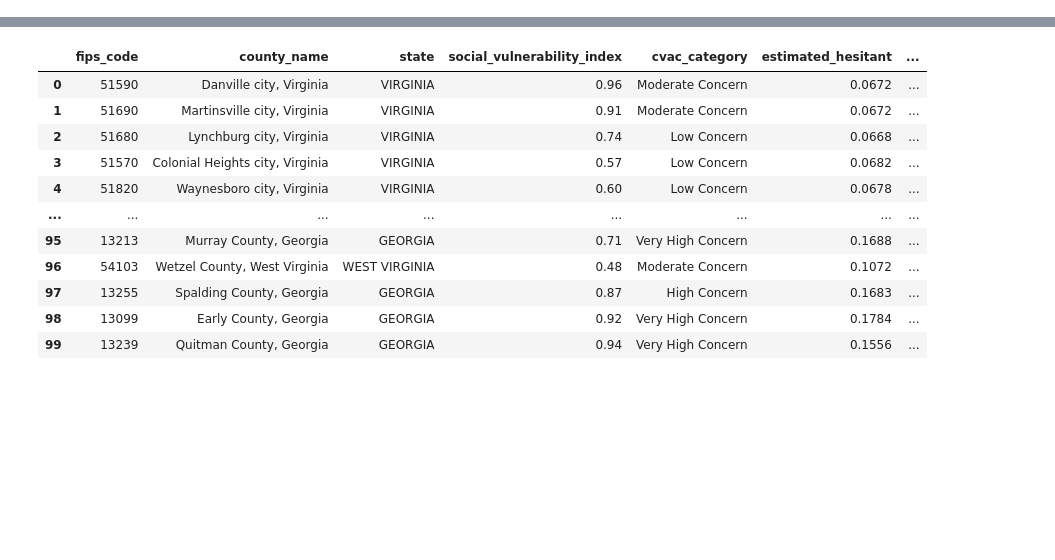
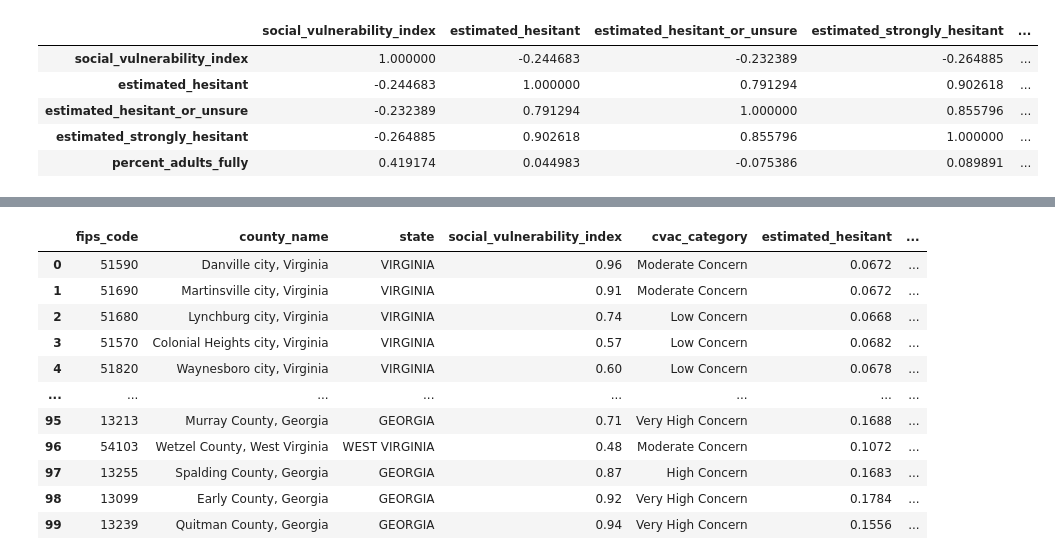
Before and after one commit to gspiga/STAT141Bfinal, a Jupyter notebook: notebooks/cdc-hesitancy-actualvaccinationrate.ipynb, the cells around one changed output, grey strips where cells are left out. Drawn from its saved outputs; the diff is of its cells as text; code cells hidden in the pictures; blank space fills up the shorter version.

```diff
--- a/notebooks/cdc-hesitancy-actualvaccinationrate.ipynb
+++ b/notebooks/cdc-hesitancy-actualvaccinationrate.ipynb
@@ -189,3 +192,12 @@ strongly_hes["percent_adults_fully"].mean()
 # %% [output]
 0.43541414141414136
 [interactive output not drawn]
+# %%
+strongly_hes.corr(method="spearman")
+# %% [output]
+|  | social_vulnerability_index | estimated_hesitant | estimated_hesitant_or_unsure | estimated_strongly_hesitant | ... |
+| social_vulnerability_index | 1.000000 | -0.244683 | -0.232389 | -0.264885 | ... |
+| estimated_hesitant | -0.244683 | 1.000000 | 0.791294 | 0.902618 | ... |
+| estimated_hesitant_or_unsure | -0.232389 | 0.791294 | 1.000000 | 0.855796 | ... |
+| estimated_strongly_hesitant | -0.264885 | 0.902618 | 0.855796 | 1.000000 | ... |
+| percent_adults_fully | 0.419174 | 0.044983 | -0.075386 | 0.089891 | ... |
```
Also changed, not shown: parts of 4 cells of this notebook.
